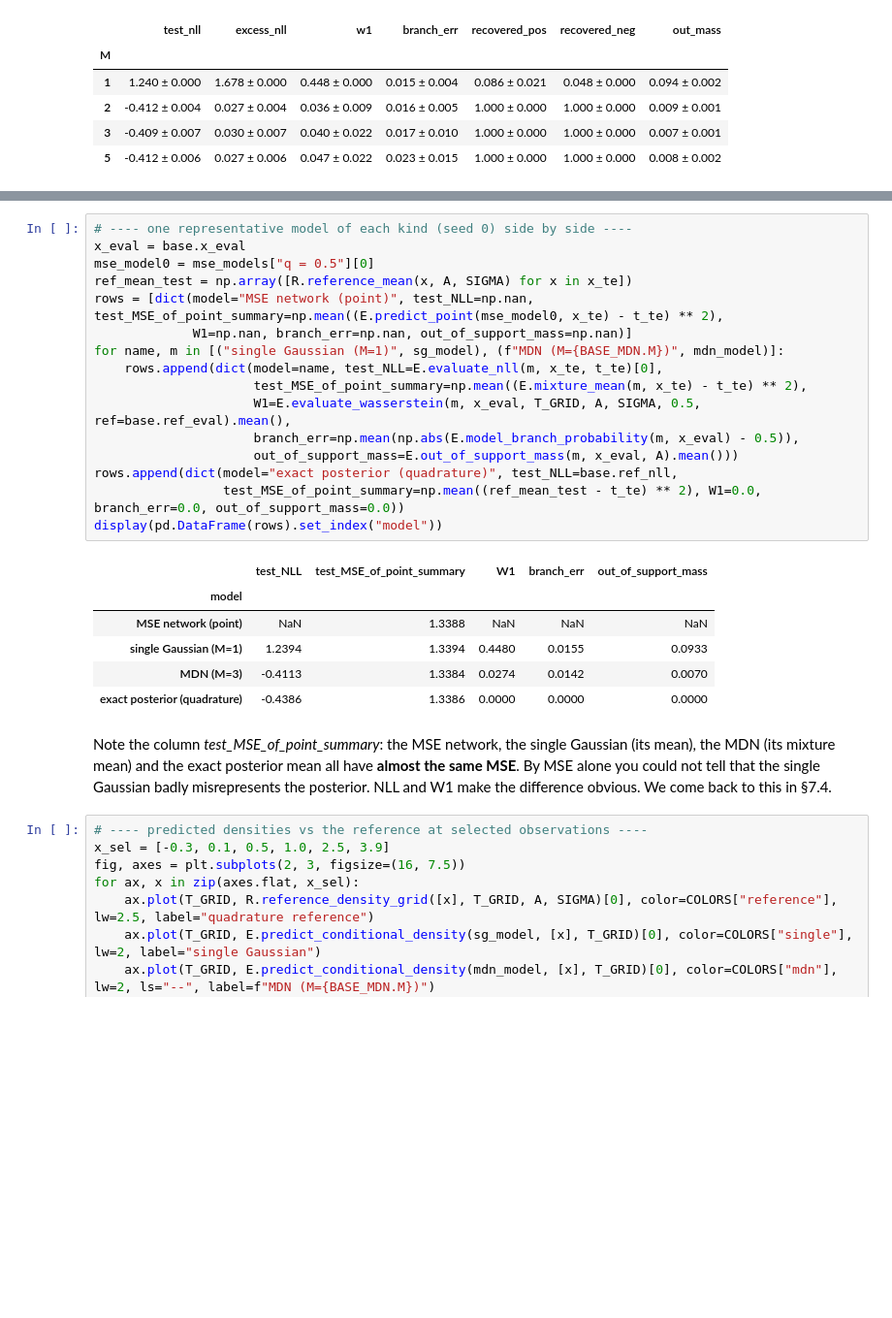
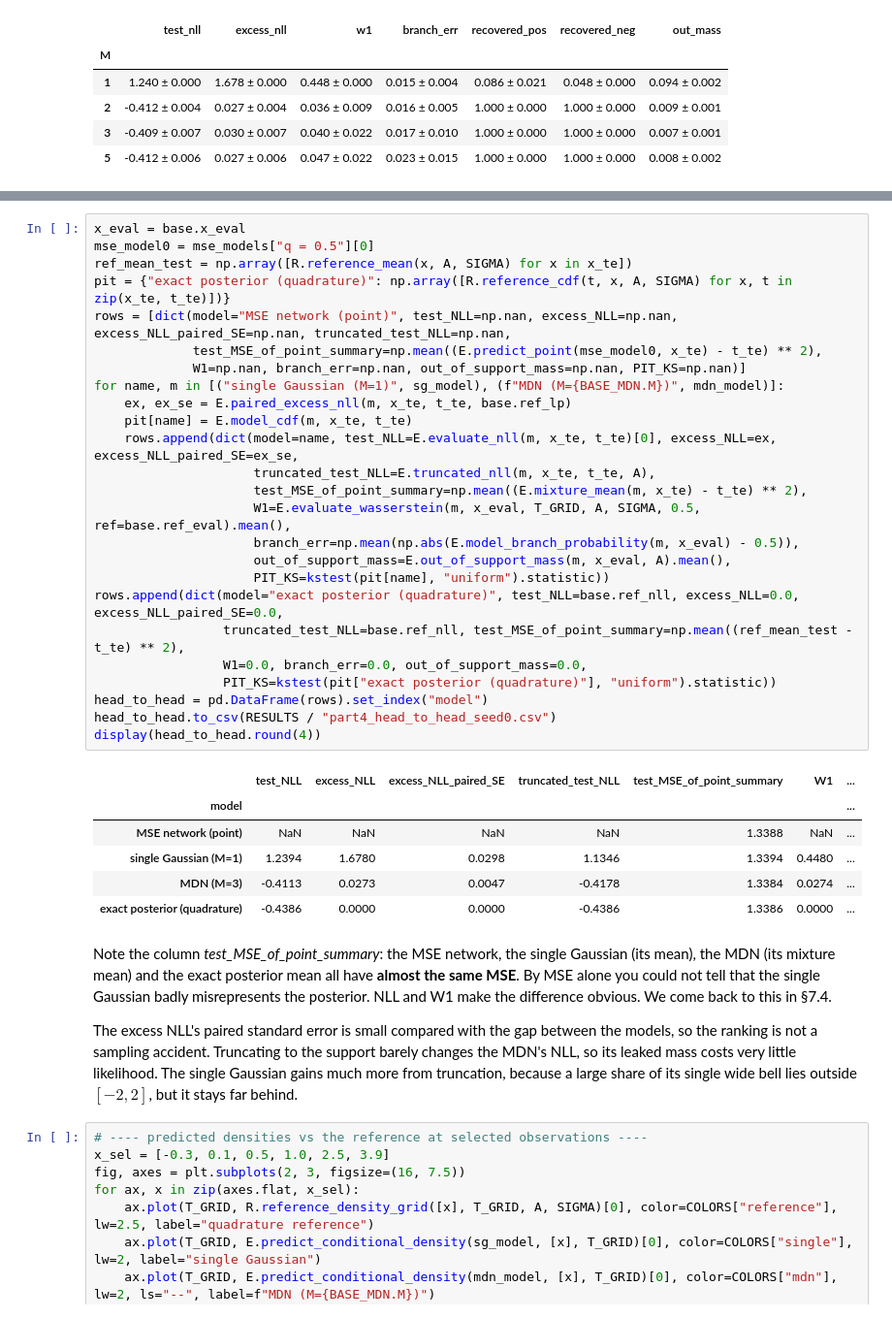
Before and after one commit to aamil-finoj/FDS_Project_8, a Jupyter notebook: Project8_Inverse_Problems.ipynb, the cells around one changed output, grey strips where cells are left out. Shown at 97% size. Drawn from its saved outputs; the diff is of its cells as text; blank space fills up the shorter version.

```diff
--- a/Project8_Inverse_Problems.ipynb
+++ b/Project8_Inverse_Problems.ipynb
@@ -727,31 +767,45 @@ Reference (exact posterior) test NLL on the baseline test set: -0.4386 nats
 # %%
-# ---- one representative model of each kind (seed 0) side by side ----
 x_eval = base.x_eval
 mse_model0 = mse_models["q = 0.5"][0]
 ref_mean_test = np.array([R.reference_mean(x, A, SIGMA) for x in x_te])
-rows = [dict(model="MSE network (point)", test_NLL=np.nan, test_MSE_of_point_summary=np.mean((E.predict_point(mse_model0, x_te) - t_te) ** 2),
-             W1=np.nan, branch_err=np.nan, out_of_support_mass=np.nan)]
+pit = {"exact posterior (quadrature)": np.array([R.reference_cdf(t, x, A, SIGMA) for x, t in zip(x_te, t_te)])}
+rows = [dict(model="MSE network (point)", test_NLL=np.nan, excess_NLL=np.nan, excess_NLL_paired_SE=np.nan, truncated_test_NLL=np.nan,
+             test_MSE_of_point_summary=np.mean((E.predict_point(mse_model0, x_te) - t_te) ** 2),
+             W1=np.nan, branch_err=np.nan, out_of_support_mass=np.nan, PIT_KS=np.nan)]
 for name, m in [("single Gaussian (M=1)", sg_model), (f"MDN (M={BASE_MDN.M})", mdn_model)]:
-    rows.append(dict(model=name, test_NLL=E.evaluate_nll(m, x_te, t_te)[0],
+    ex, ex_se = E.paired_excess_nll(m, x_te, t_te, base.ref_lp)
+    pit[name] = E.model_cdf(m, x_te, t_te)
+    rows.append(dict(model=name, test_NLL=E.evaluate_nll(m, x_te, t_te)[0], excess_NLL=ex, excess_NLL_paired_SE=ex_se,
+                     truncated_test_NLL=E.truncated_nll(m, x_te, t_te, A),
                      test_MSE_of_point_summary=np.mean((E.mixture_mean(m, x_te) - t_te) ** 2),
                      W1=E.evaluate_wasserstein(m, x_eval, T_GRID, A, SIGMA, 0.5, ref=base.ref_eval).mean(),
                      branch_err=np.mean(np.abs(E.model_branch_probability(m, x_eval) - 0.5)),
-                     out_of_support_mass=E.out_of_support_mass(m, x_eval, A).mean()))
-rows.append(dict(model="exact posterior (quadrature)", test_NLL=base.ref_nll,
-                 test_MSE_of_point_summary=np.mean((ref_mean_test - t_te) ** 2), W1=0.0, branch_err=0.0, out_of_support_mass=0.0))
-display(pd.DataFrame(rows).set_index("model"))
+                     out_of_support_mass=E.out_of_support_mass(m, x_eval, A).mean(),
+                     PIT_KS=kstest(pit[name], "uniform").statistic))
+rows.append(dict(model="exact posterior (quadrature)", test_NLL=base.ref_nll, excess_NLL=0.0, excess_NLL_paired_SE=0.0,
+                 truncated_test_NLL=base.ref_nll, test_MSE_of_point_summary=np.mean((ref_mean_test - t_te) ** 2),
+                 W1=0.0, branch_err=0.0, out_of_support_mass=0.0,
+                 PIT_KS=kstest(pit["exact posterior (quadrature)"], "uniform").statistic))
+head_to_head = pd.DataFrame(rows).set_index("model")
+head_to_head.to_csv(RESULTS / "part4_head_to_head_seed0.csv")
+display(head_to_head.round(4))
 # %% [output]
-|  | test_NLL | test_MSE_of_point_summary | W1 | branch_err | out_of_support_mass |
-| model |  |  |  |  |  |
-| MSE network (point) | NaN | 1.3388 | NaN | NaN | NaN |
-| single Gaussian (M=1) | 1.2394 | 1.3394 | 0.4480 | 0.0155 | 0.0933 |
-| MDN (M=3) | -0.4113 | 1.3384 | 0.0274 | 0.0142 | 0.0070 |
-| exact posterior (quadrature) | -0.4386 | 1.3386 | 0.0000 | 0.0000 | 0.0000 |
+|  | test_NLL | excess_NLL | excess_NLL_paired_SE | truncated_test_NLL | test_MSE_of_point_summary | W1 | ... |
+| model |  |  |  |  |  |  | ... |
+| MSE network (point) | NaN | NaN | NaN | NaN | 1.3388 | NaN | ... |
+| single Gaussian (M=1) | 1.2394 | 1.6780 | 0.0298 | 1.1346 | 1.3394 | 0.4480 | ... |
+| MDN (M=3) | -0.4113 | 0.0273 | 0.0047 | -0.4178 | 1.3384 | 0.0274 | ... |
+| exact posterior (quadrature) | -0.4386 | 0.0000 | 0.0000 | -0.4386 | 1.3386 | 0.0000 | ... |
 # %% [markdown]
 Note the column *test_MSE_of_point_summary*: the MSE network, the single Gaussian (its mean), the MDN
 (its mixture mean) and the exact posterior mean all have **almost the same MSE**. By MSE alone you
 could not tell that the single Gaussian badly misrepresents the posterior. NLL and W1 make the
 difference obvious. We come back to this in §7.4.
+
+The excess NLL's paired standard error is small compared with the gap between the models, so the
+ranking is not a sampling accident. Truncating to the support barely changes the MDN's NLL, so its
+leaked mass costs very little likelihood. The single Gaussian gains much more from truncation,
+because a large share of its single wide bell lies outside $[-2,2]$, but it stays far behind.
 # %%
 # ---- predicted densities vs the reference at selected observations ----
 x_sel = [-0.3, 0.1, 0.5, 1.0, 2.5, 3.9]
```
Also changed, not shown: parts of 18 cells of this notebook, 18 other files.
